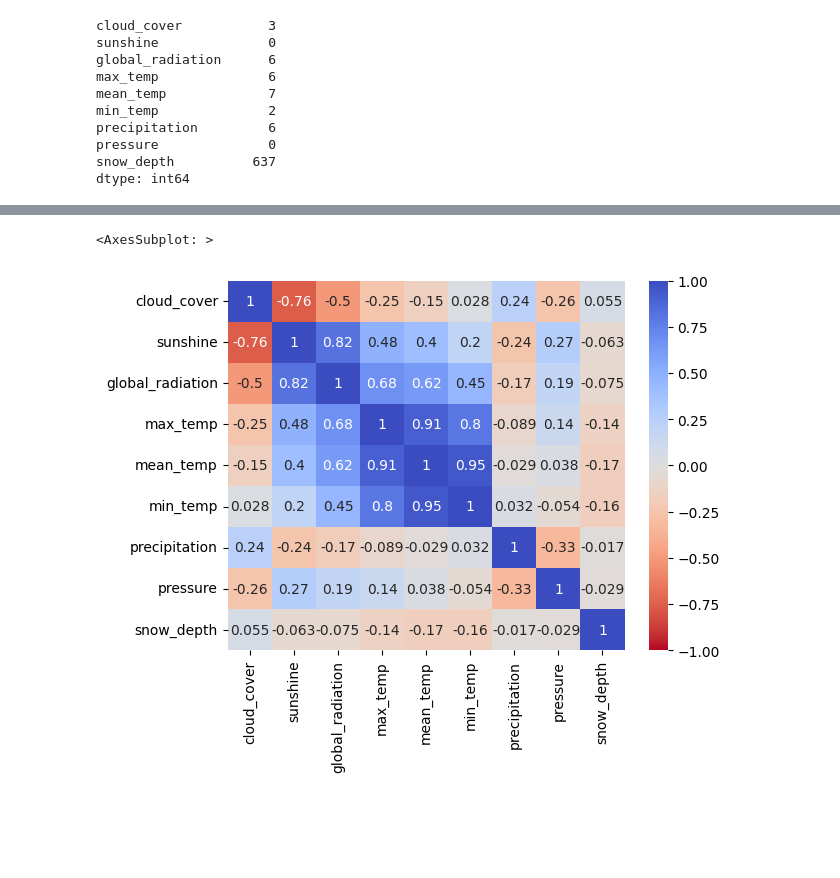
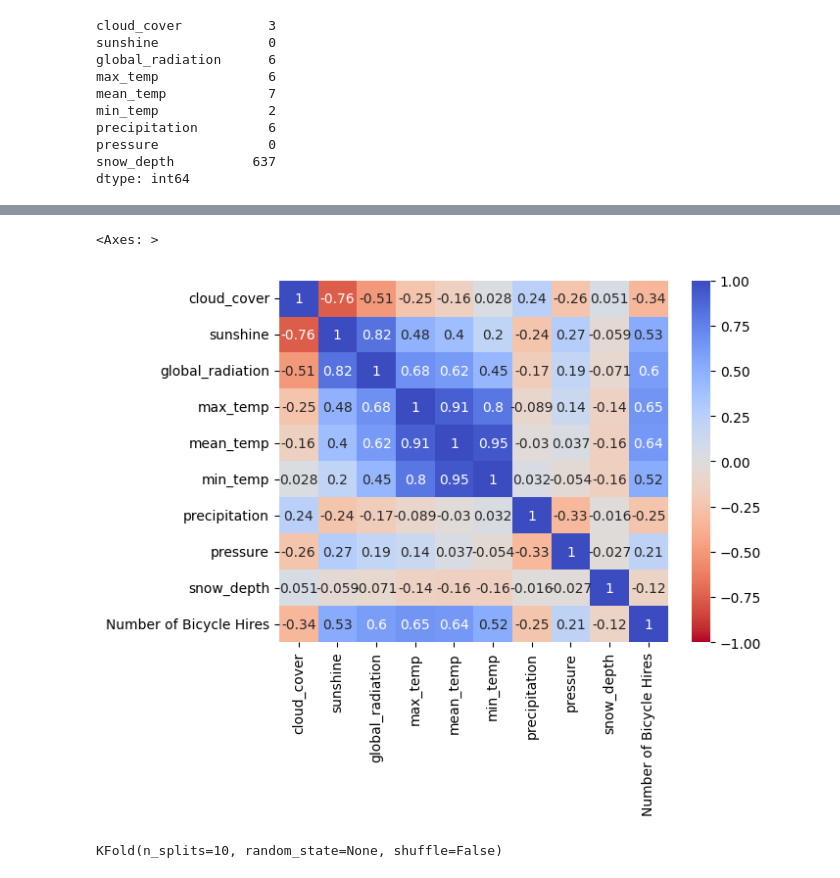
Before and after one commit to Derv6464/dataAnalytics, a Jupyter notebook: analytics-project.ipynb, the cells around one changed output, grey strips where cells are left out. Drawn from its saved outputs; the diff is of its cells as text; code cells hidden in the pictures; blank space fills up the shorter version.

```diff
--- a/analytics-project.ipynb
+++ b/analytics-project.ipynb
@@ -208,6 +220,7 @@ dfW['mean_temp'] = dfW['mean_temp'].interpolate()
 dfW['min_temp'] = dfW['min_temp'].interpolate()
 dfW['precipitation'] = dfW['precipitation'].interpolate()
 dfW['snow_depth'] = dfW['snow_depth'].interpolate()
+dfW['snow_depth'] = dfW['snow_depth'].bfill()
 # %%
 fig, ax = plt.subplots(ncols=3, nrows=3, sharex=True, figsize=(16,12))
 
@@ -241,9 +254,12 @@ sns.lineplot(x=dfB.index, y=dfB["Number of Bicycle Hires"],  color='dodgerblue')
+# %%
+frames = [dfW, dfB]
+df = pd.concat(frames, axis=1)
 # %%
-corrmat = dfW.corr()
+corrmat = df.corr()
 sns.heatmap(corrmat, annot=True, vmin=-1, vmax=1, cmap='coolwarm_r')
 # %% [output]
-<AxesSubplot: >
+<Axes: >
-[figure, old version]
+[figure, new version]
 # %%
 dfB["Number of Bicycle Hires"] = dfB["Number of Bicycle Hires"].astype(float)
 #cor =  dfB["Number of Bicycle Hires"].apply(dfW.corrwith)
@@ -251,0 +274,6 @@ dfB["Number of Bicycle Hires"] = dfB["Number of Bicycle Hires"].astype(float)
+# %%
+kf = KFold(n_splits=10)
+kf.get_n_splits(df)
+print(kf)
+# %% [output]
+KFold(n_splits=10, random_state=None, shuffle=False)
```
Also changed, not shown: parts of 20 cells of this notebook.
